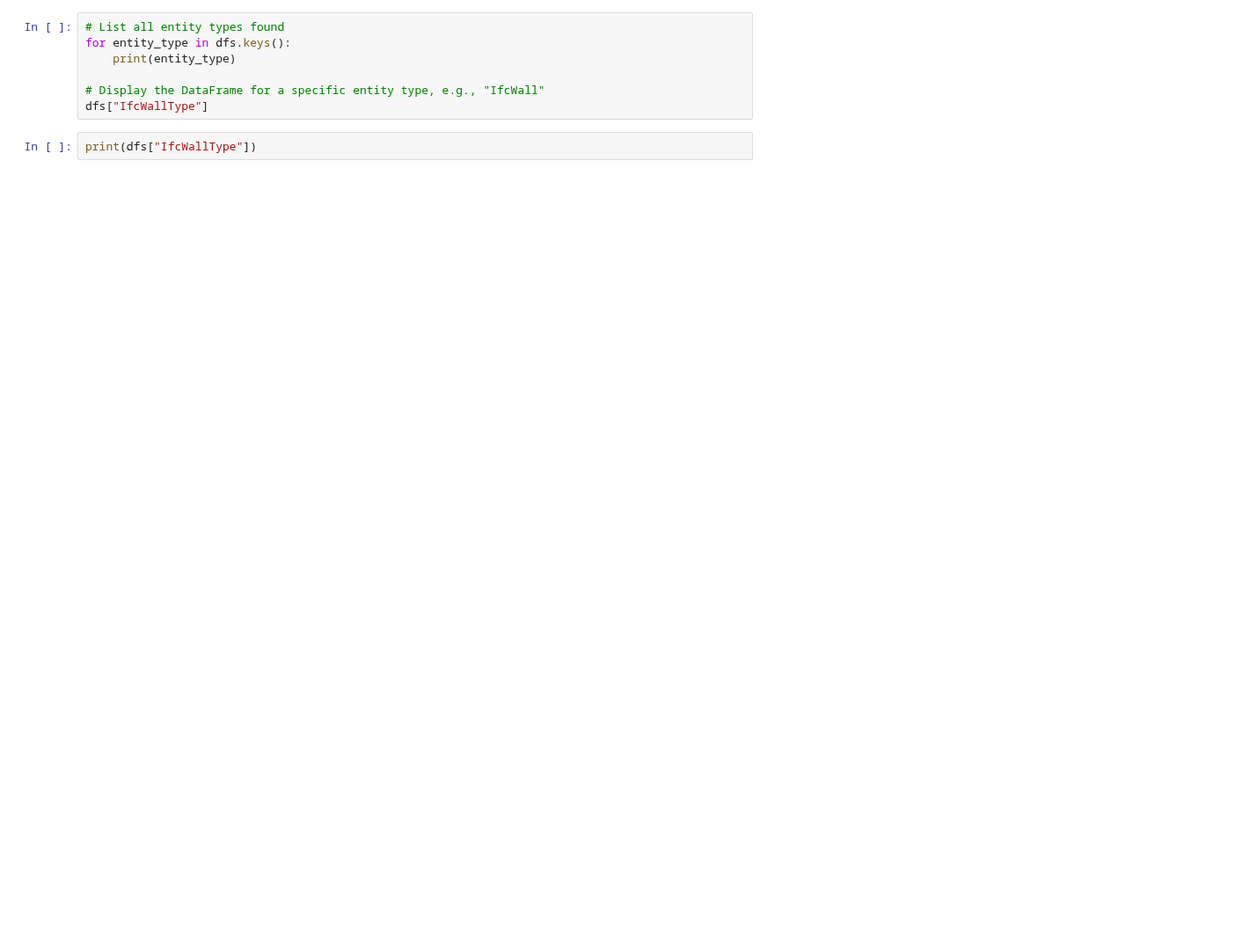
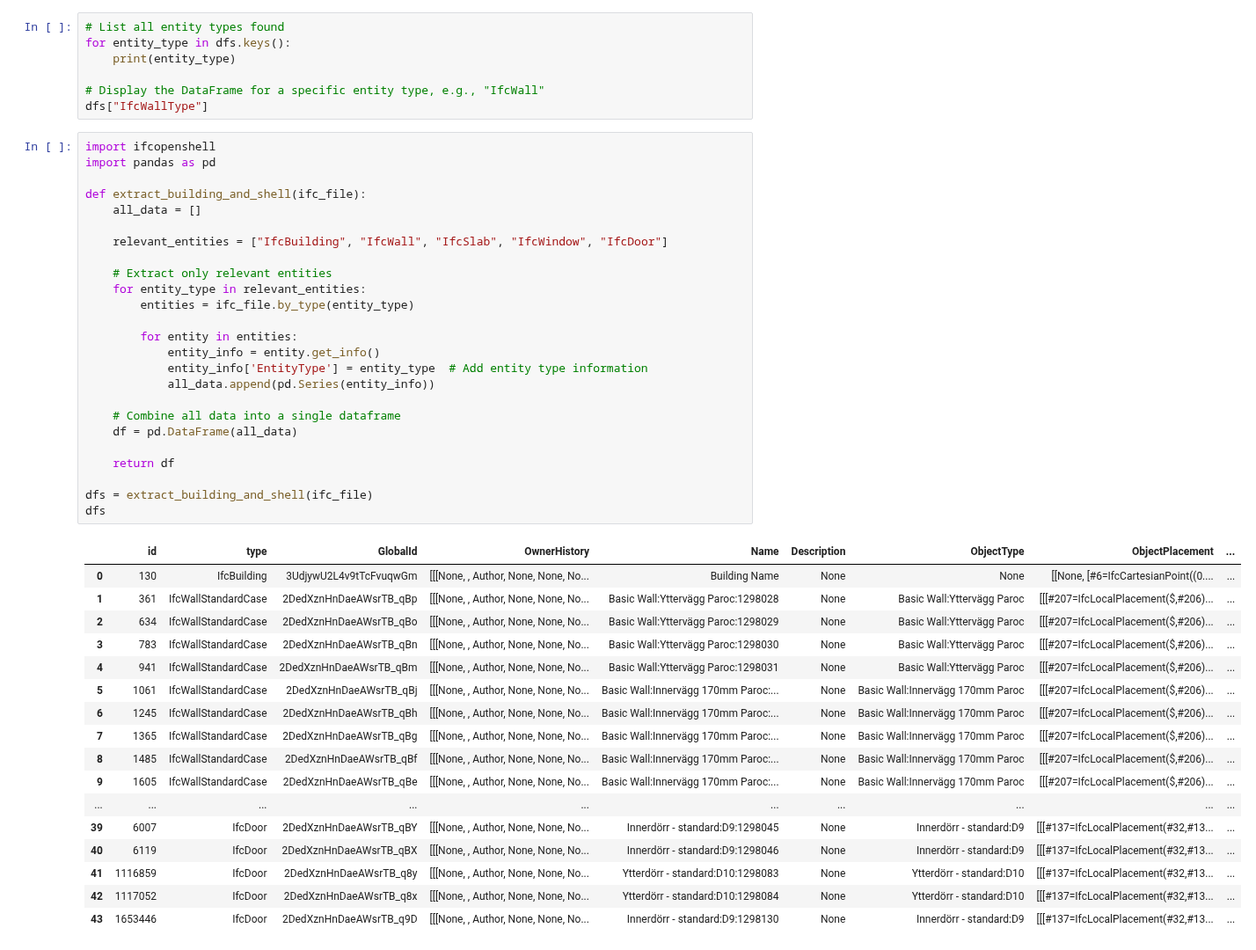
Before and after one commit to rogerxlk/bim-examples, a Jupyter notebook: bim-reader.ipynb, the cells around one changed output. Shown at 88% size. Cells and saved outputs as stored; diff of their text form; blank space fills up the shorter version.

```diff
--- a/bim-reader.ipynb
+++ b/bim-reader.ipynb
@@ -42,5 +47,46 @@ for entity_type in dfs.keys():
 
 # Display the DataFrame for a specific entity type, e.g., "IfcWall"
 dfs["IfcWallType"]
-# %%
-print(dfs["IfcWallType"])
+# %%
+import ifcopenshell
+import pandas as pd
+
+def extract_building_and_shell(ifc_file):
+    all_data = []
+
+    relevant_entities = ["IfcBuilding", "IfcWall", "IfcSlab", "IfcWindow", "IfcDoor"]
+
+    # Extract only relevant entities
+    for entity_type in relevant_entities:
+        entities = ifc_file.by_type(entity_type)
+
+        for entity in entities:
+            entity_info = entity.get_info()
+            entity_info['EntityType'] = entity_type  # Add entity type information
+            all_data.append(pd.Series(entity_info))
+
+    # Combine all data into a single dataframe
+    df = pd.DataFrame(all_data)
+
+    return df
+
+dfs = extract_building_and_shell(ifc_file)
+dfs
+# %% [output]
+|  | id | type | GlobalId | OwnerHistory | Name | Description | ObjectType | ObjectPlacement | ... |
+| 0 | 130 | IfcBuilding | 3UdjywU2L4v9tTcFvuqwGm | [[[None, , Author, None, None, No... | Building Name | None | None | [[None, [#6=IfcCartesianPoint((0.... | ... |
+| 1 | 361 | IfcWallStandardCase | 2DedXznHnDaeAWsrTB_qBp | [[[None, , Author, None, None, No... | Basic Wall:Yttervägg Paroc:1298028 | None | Basic Wall:Yttervägg Paroc | [[[#207=IfcLocalPlacement($,#206)... | ... |
+| 2 | 634 | IfcWallStandardCase | 2DedXznHnDaeAWsrTB_qBo | [[[None, , Author, None, None, No... | Basic Wall:Yttervägg Paroc:1298029 | None | Basic Wall:Yttervägg Paroc | [[[#207=IfcLocalPlacement($,#206)... | ... |
+| 3 | 783 | IfcWallStandardCase | 2DedXznHnDaeAWsrTB_qBn | [[[None, , Author, None, None, No... | Basic Wall:Yttervägg Paroc:1298030 | None | Basic Wall:Yttervägg Paroc | [[[#207=IfcLocalPlacement($,#206)... | ... |
+| 4 | 941 | IfcWallStandardCase | 2DedXznHnDaeAWsrTB_qBm | [[[None, , Author, None, None, No... | Basic Wall:Yttervägg Paroc:1298031 | None | Basic Wall:Yttervägg Paroc | [[[#207=IfcLocalPlacement($,#206)... | ... |
+| 5 | 1061 | IfcWallStandardCase | 2DedXznHnDaeAWsrTB_qBj | [[[None, , Author, None, None, No... | Basic Wall:Innervägg 170mm Paroc:... | None | Basic Wall:Innervägg 170mm Paroc | [[[#207=IfcLocalPlacement($,#206)... | ... |
+| 6 | 1245 | IfcWallStandardCase | 2DedXznHnDaeAWsrTB_qBh | [[[None, , Author, None, None, No... | Basic Wall:Innervägg 170mm Paroc:... | None | Basic Wall:Innervägg 170mm Paroc | [[[#207=IfcLocalPlacement($,#206)... | ... |
+| 7 | 1365 | IfcWallStandardCase | 2DedXznHnDaeAWsrTB_qBg | [[[None, , Author, None, None, No... | Basic Wall:Innervägg 170mm Paroc:... | None | Basic Wall:Innervägg 170mm Paroc | [[[#207=IfcLocalPlacement($,#206)... | ... |
+| 8 | 1485 | IfcWallStandardCase | 2DedXznHnDaeAWsrTB_qBf | [[[None, , Author, None, None, No... | Basic Wall:Innervägg 170mm Paroc:... | None | Basic Wall:Innervägg 170mm Paroc | [[[#207=IfcLocalPlacement($,#206)... | ... |
+| 9 | 1605 | IfcWallStandardCase | 2DedXznHnDaeAWsrTB_qBe | [[[None, , Author, None, None, No... | Basic Wall:Innervägg 170mm Paroc:... | None | Basic Wall:Innervägg 170mm Paroc | [[[#207=IfcLocalPlacement($,#206)... | ... |
+| ... | ... | ... | ... | ... | ... | ... | ... | ... | ... |
+| 39 | 6007 | IfcDoor | 2DedXznHnDaeAWsrTB_qBY | [[[None, , Author, None, None, No... | Innerdörr - standard:D9:1298045 | None | Innerdörr - standard:D9 | [[[#137=IfcLocalPlacement(#32,#13... | ... |
+| 40 | 6119 | IfcDoor | 2DedXznHnDaeAWsrTB_qBX | [[[None, , Author, None, None, No... | Innerdörr - standard:D9:1298046 | None | Innerdörr - standard:D9 | [[[#137=IfcLocalPlacement(#32,#13... | ... |
+| 41 | 1116859 | IfcDoor | 2DedXznHnDaeAWsrTB_q8y | [[[None, , Author, None, None, No... | Ytterdörr - standard:D10:1298083 | None | Ytterdörr - standard:D10 | [[[#137=IfcLocalPlacement(#32,#13... | ... |
+| 42 | 1117052 | IfcDoor | 2DedXznHnDaeAWsrTB_q8x | [[[None, , Author, None, None, No... | Ytterdörr - standard:D10:1298084 | None | Ytterdörr - standard:D10 | [[[#137=IfcLocalPlacement(#32,#13... | ... |
+| 43 | 1653446 | IfcDoor | 2DedXznHnDaeAWsrTB_q9D | [[[None, , Author, None, None, No... | Innerdörr - standard:D9:1298130 | None | Innerdörr - standard:D9 | [[[#137=IfcLocalPlacement(#32,#13... | ... |
```
Also changed, not shown: parts of 3 cells of this notebook.
